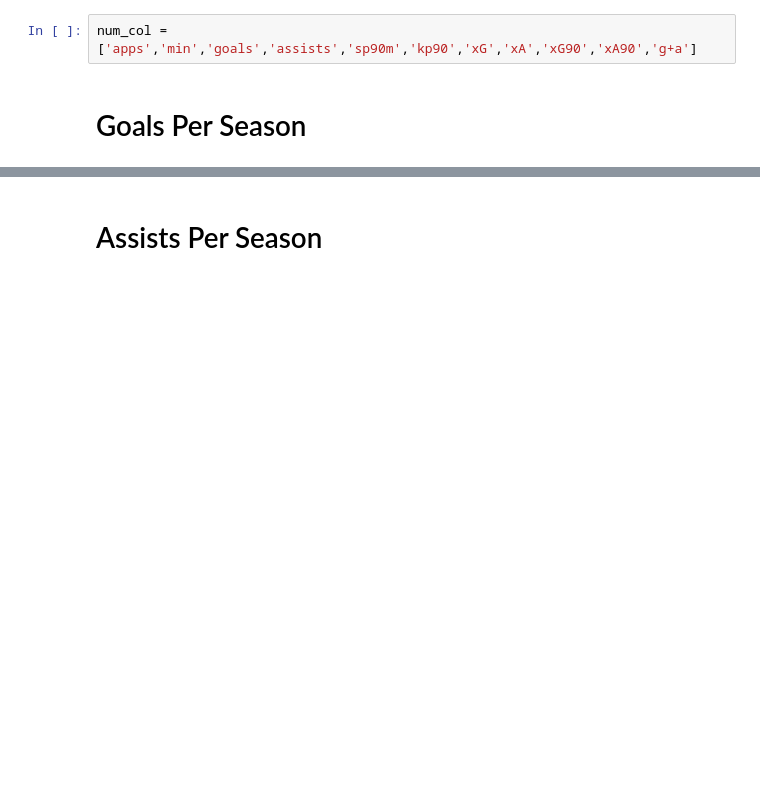
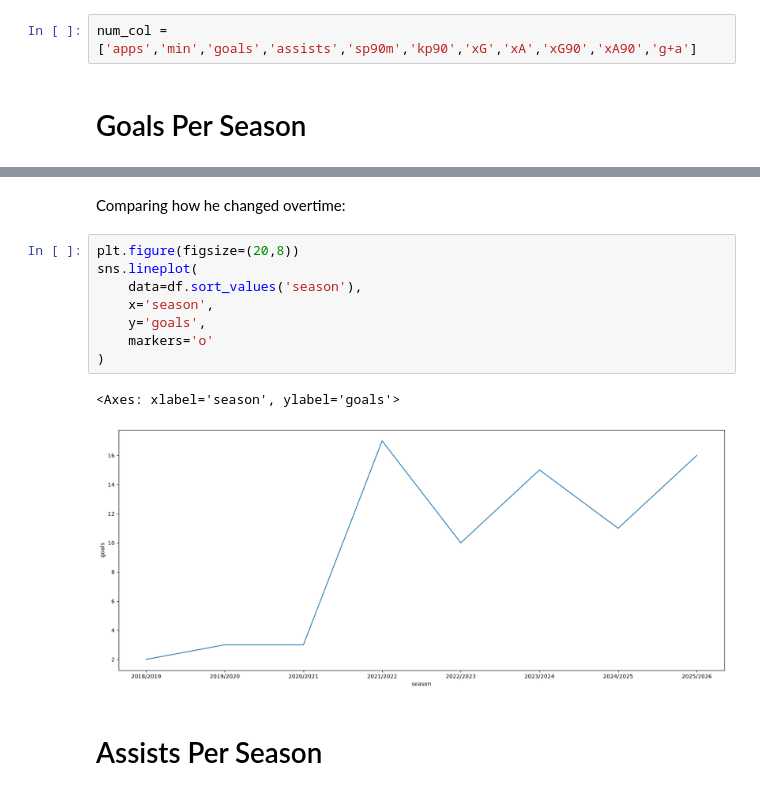
Before and after one commit to ATG0P/Real-Madrid-Analytical-Club, a Jupyter notebook: Vini_jr_laliga_stats.ipynb, the cells around one changed output, grey strips where cells are left out. Cells and saved outputs as stored; diff of their text form; blank space fills up the shorter version.

```diff
--- a/Vini_jr_laliga_stats.ipynb
+++ b/Vini_jr_laliga_stats.ipynb
@@ -114,2 +133,15 @@ sns.barplot(x=df['season'],y=df['goals'])
+# %% [markdown]
+Comparing how he changed overtime:
+# %%
+plt.figure(figsize=(20,8))
+sns.lineplot(
+    data=df.sort_values('season'),
+    x='season',
+    y='goals',
+    markers='o'
+)
+# %% [output]
+<Axes: xlabel='season', ylabel='goals'>
+[figure, added]
 # %% [markdown]
 <h1>Assists Per Season
```
Also changed, not shown: parts of 11 cells of this notebook.
